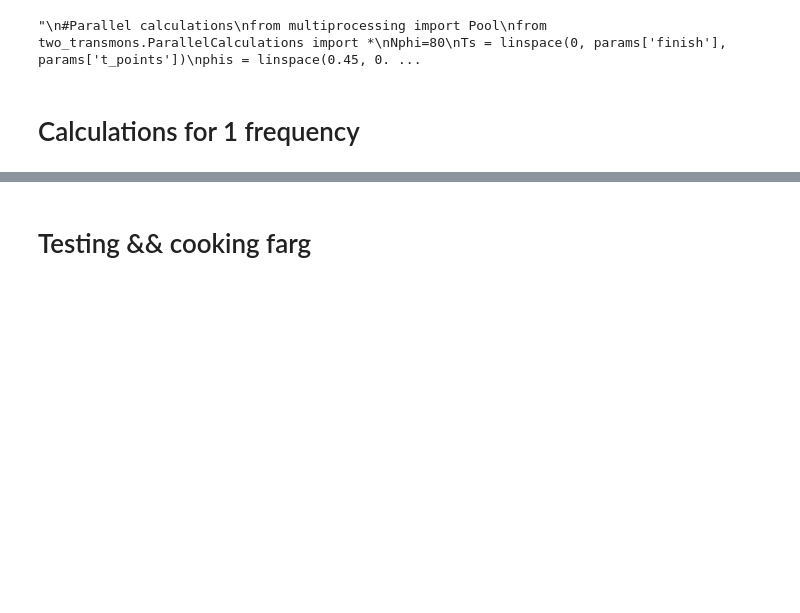
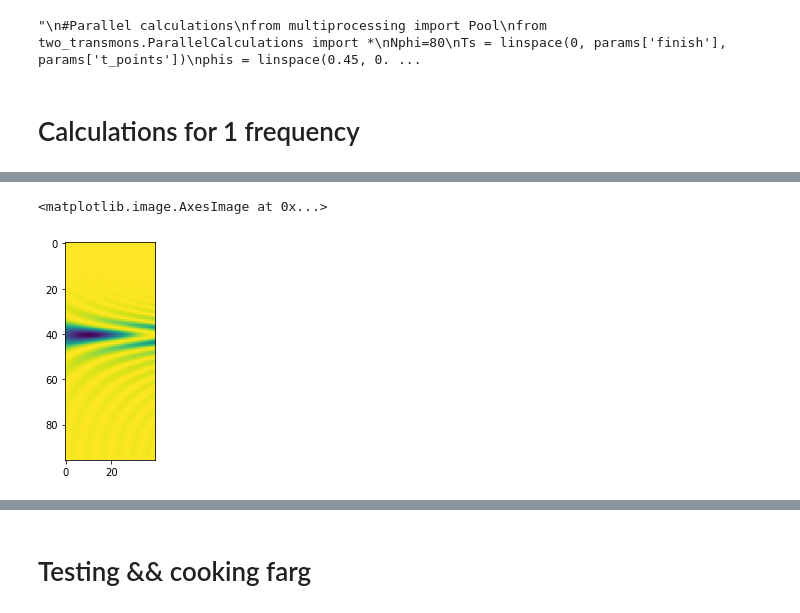
Before and after one commit to shanto268/Transmon_Examples, a Jupyter notebook: transmon-simulations/VRS1.ipynb, the cells around one changed output, grey strips where cells are left out. Drawn from its saved outputs; the diff is of its cells as text; code cells hidden in the pictures; blank space fills up the shorter version.

```diff
--- a/transmon-simulations/VRS1.ipynb
+++ b/transmon-simulations/VRS1.ipynb
@@ -254,2 +267,7 @@ fig.colorbar(image, ax=ax)
+# %%
+imshow(projections1)
+# %% [output]
+<matplotlib.image.AxesImage at 0x...>
+[figure, added]
 # %%
 print((datetime.now().strftime('%Y-%m-%d %H:%M:%S ') + 'vacuum_rabi_160x160_order=5.png'))
```
Also changed, not shown: parts of 17 cells of this notebook, 14 other files.
